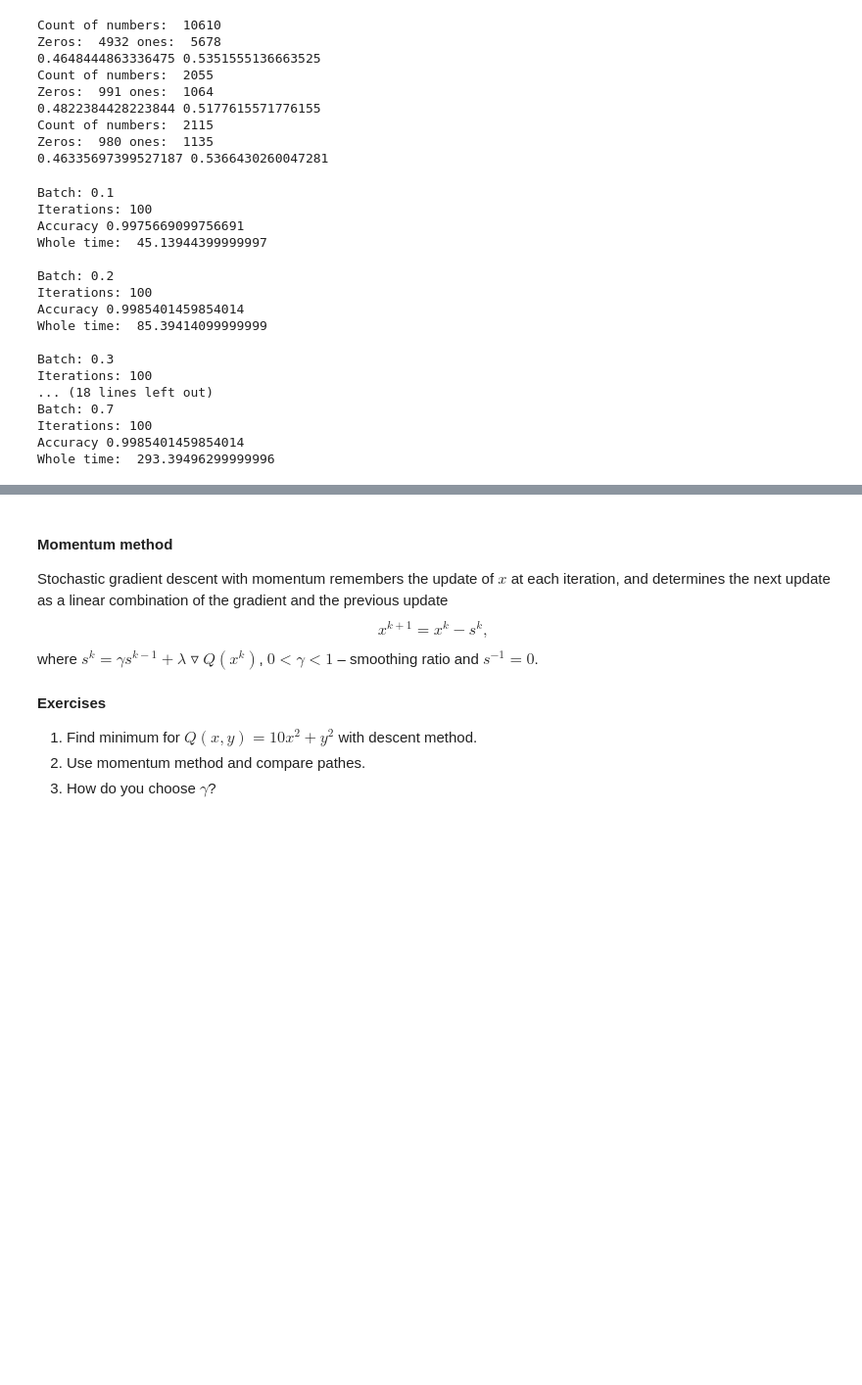
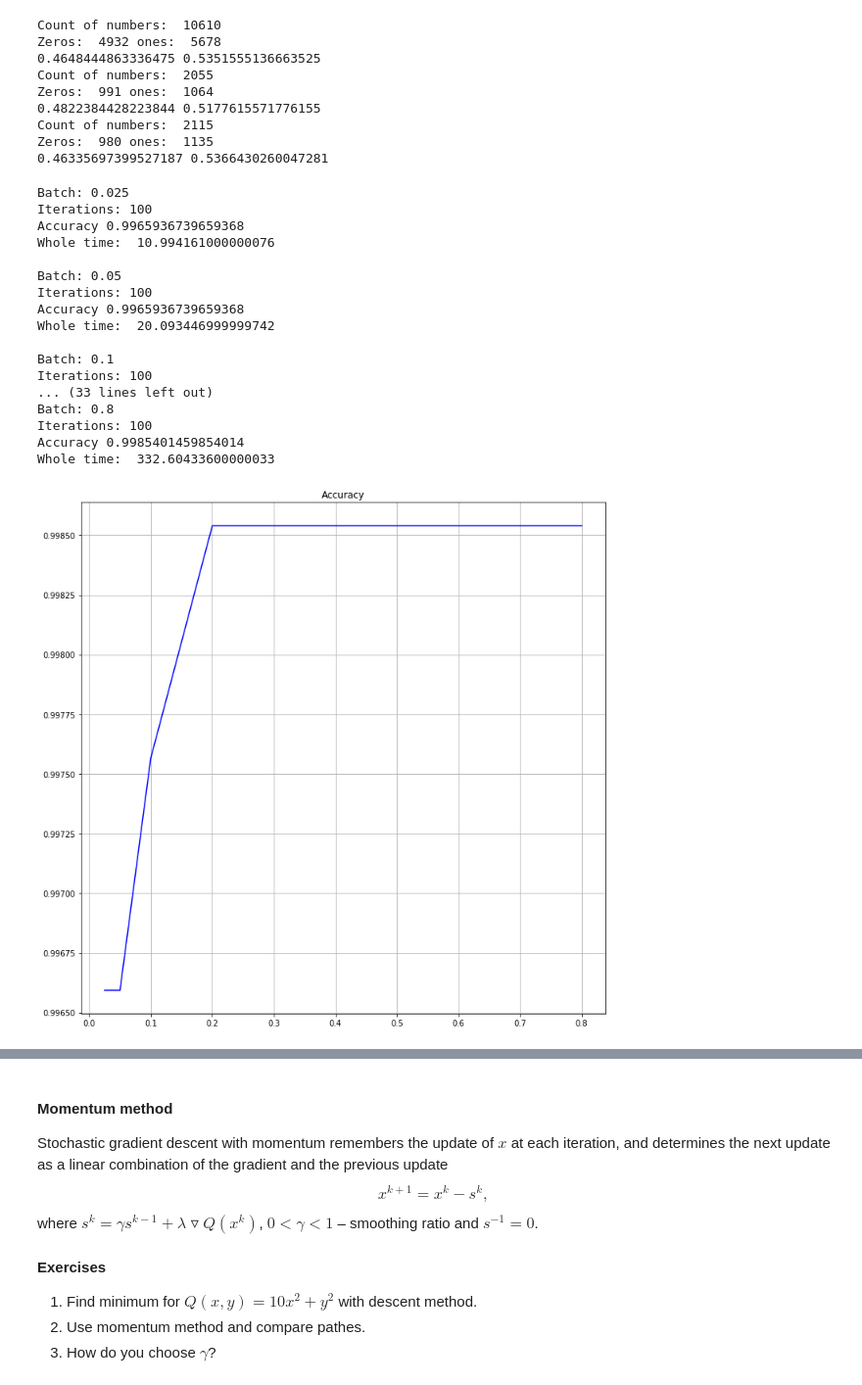
Before and after one commit to birshert/Darin, a Jupyter notebook: labs_/Birshert Alexey DARIN LAB-1.ipynb, the cells around one changed output, grey strips where cells are left out. Shown at 98% size. Drawn from its saved outputs; the diff is of its cells as text; code cells hidden in the pictures; blank space fills up the shorter version.

```diff
--- a/labs_/Birshert Alexey DARIN LAB-1.ipynb
+++ b/labs_/Birshert Alexey DARIN LAB-1.ipynb
@@ -840,45 +840,69 @@ def accuracy(w1, x_test, y_test):
     y_pred = np.dot(x_test, w1)
 
     count = 0
     for i in range(len(y_pred)):
         if (y_pred[i] * y_test[i] > 0):
             count += 1
 
     print('Accuracy', count/len(y_pred))
 
+    return count/len(y_pred)
 
 
-batches = [0.1, 0.2, 0.3, 0.4, 0.5, 0.6, 0.7]
+
+batches = [0.025, 0.05, 0.1, 0.2, 0.3, 0.4, 0.5, 0.6, 0.7, 0.8]
+
+time_per_batch = []
+accuracy_per_batch = []
+
 
 for batch in batches:
 
     print('Batch:', batch)
 
     start = time.clock()
 
     w = gradient_descent(data['train_x'], data['train_y'], batch)
 
-    accuracy(w, data['val_x'], data['val_y'])
+    ac = accuracy(w, data['val_x'], data['val_y'])
+
+    accuracy_per_batch.append(ac)
 
     finish = time.clock()
 
+    time_per_batch.append(finish - start)
+
     print('Whole time: ', finish - start)
     print()
+
+
+plt.figure(figsize=(12,12))
+plt.plot(batches, accuracy_per_batch, color='blue')
+plt.title('Accuracy')
+plt.grid(True)
+plt.show()
+
+plt.figure(figsize=(12,12))
+plt.plot(batches, time_per_batch, color='blue')
+plt.title('TIme')
+plt.grid(True)
+plt.show()
 # %% [output]
+Batch: 0.025
+Iterations: 100
+Accuracy 0.9965936739659368
+Whole time:  10.994161000000076
+
+Batch: 0.05
+Iterations: 100
+Accuracy 0.9965936739659368
+Whole time:  20.093446999999742
+
 Batch: 0.1
 Iterations: 100
-Accuracy 0.9975669099756691
-Whole time:  45.13944399999997
-
-Batch: 0.2
+... (33 lines left out)
+Batch: 0.8
 Iterations: 100
 Accuracy 0.9985401459854014
-Whole time:  85.39414099999999
-
-Batch: 0.3
-Iterations: 100
-... (18 lines left out)
-Batch: 0.7
-Iterations: 100
-Accuracy 0.9985401459854014
-Whole time:  293.39496299999996
+Whole time:  332.60433600000033
+[figure, added]
```
Also changed, not shown: parts of 1 cell of this notebook.
